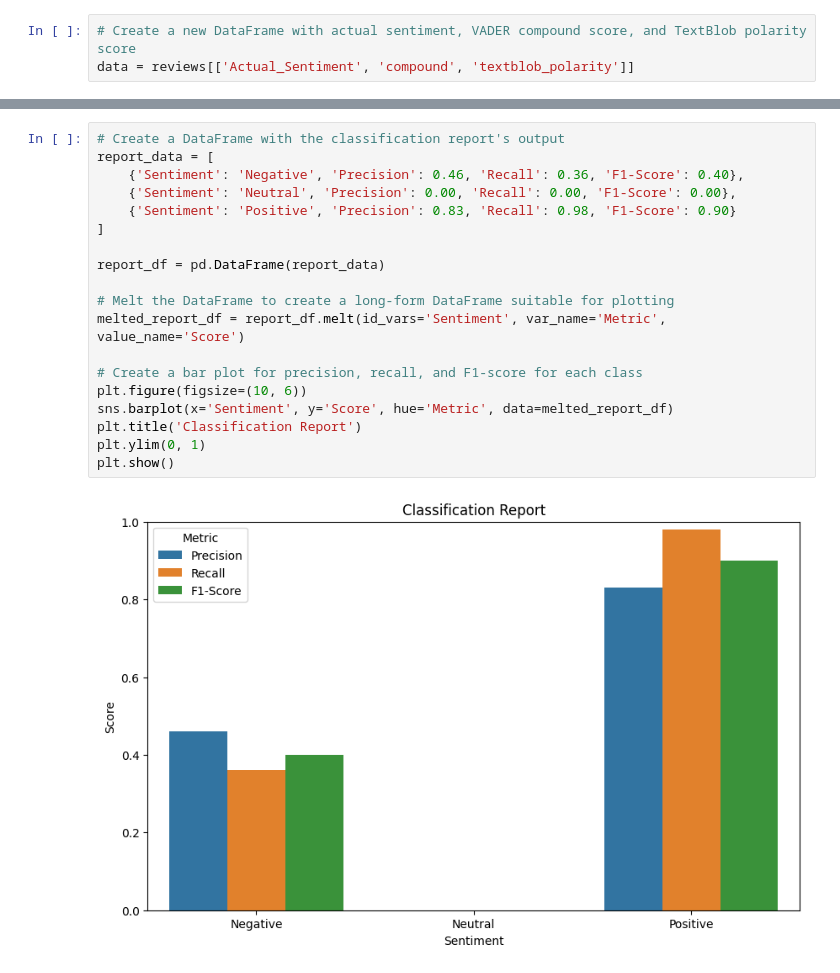
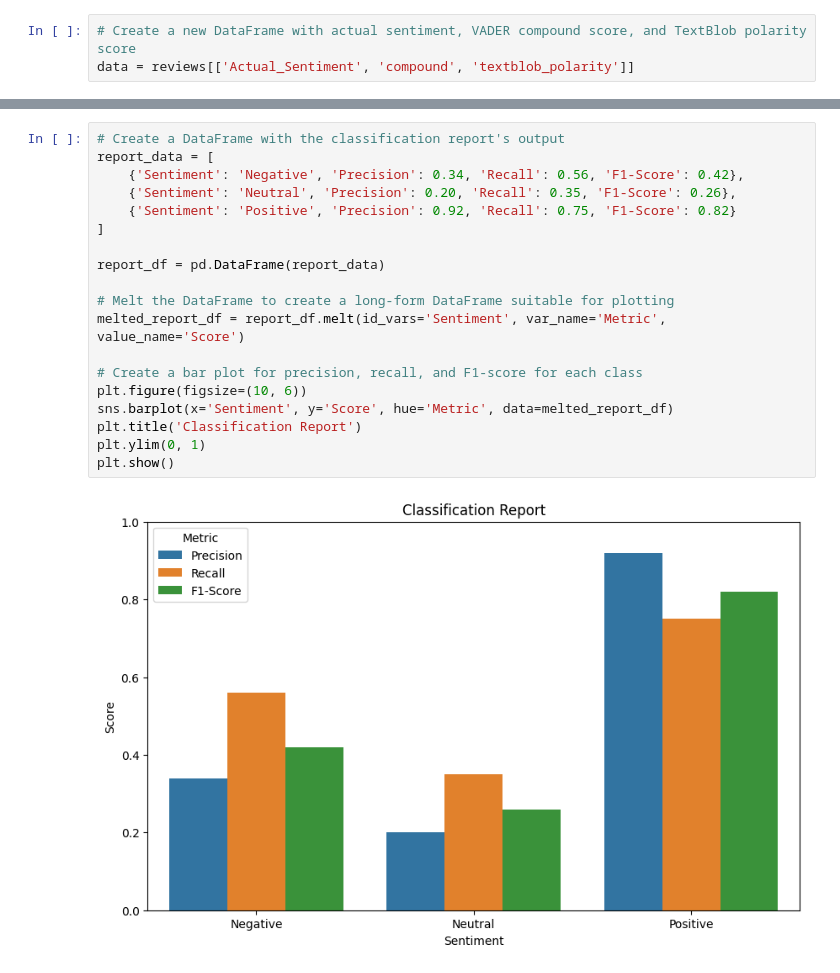
Before and after one commit to Tpjazz12/Disneyland-Analyzing-Project, a Jupyter notebook: Review Analyzing/Logistic Regression on VADER and TextBlob.ipynb, the cells around one changed output, grey strips where cells are left out. Cells and saved outputs as stored; diff of their text form.

```diff
--- a/Review Analyzing/Training model to actual review.ipynb
+++ b/Review Analyzing/Logistic Regression on VADER and TextBlob.ipynb
@@ -113,21 +142,21 @@ weighted avg       0.70      0.81      0.75      8532
 # %%
 # Create a DataFrame with the classification report's output
 report_data = [
-    {'Sentiment': 'Negative', 'Precision': 0.46, 'Recall': 0.36, 'F1-Score': 0.40},
-    {'Sentiment': 'Neutral', 'Precision': 0.00, 'Recall': 0.00, 'F1-Score': 0.00},
-    {'Sentiment': 'Positive', 'Precision': 0.83, 'Recall': 0.98, 'F1-Score': 0.90}
+    {'Sentiment': 'Negative', 'Precision': 0.34, 'Recall': 0.56, 'F1-Score': 0.42},
+    {'Sentiment': 'Neutral', 'Precision': 0.20, 'Recall': 0.35, 'F1-Score': 0.26},
+    {'Sentiment': 'Positive', 'Precision': 0.92, 'Recall': 0.75, 'F1-Score': 0.82}
 ]
 
 report_df = pd.DataFrame(report_data)
 
 # Melt the DataFrame to create a long-form DataFrame suitable for plotting
 melted_report_df = report_df.melt(id_vars='Sentiment', var_name='Metric', value_name='Score')
 
 # Create a bar plot for precision, recall, and F1-score for each class
 plt.figure(figsize=(10, 6))
 sns.barplot(x='Sentiment', y='Score', hue='Metric', data=melted_report_df)
 plt.title('Classification Report')
 plt.ylim(0, 1)
 plt.show()
 # %% [output]
-[figure, old version]
+[figure, new version]
```
Also changed, not shown: parts of 10 cells of this notebook, 4 other files.
